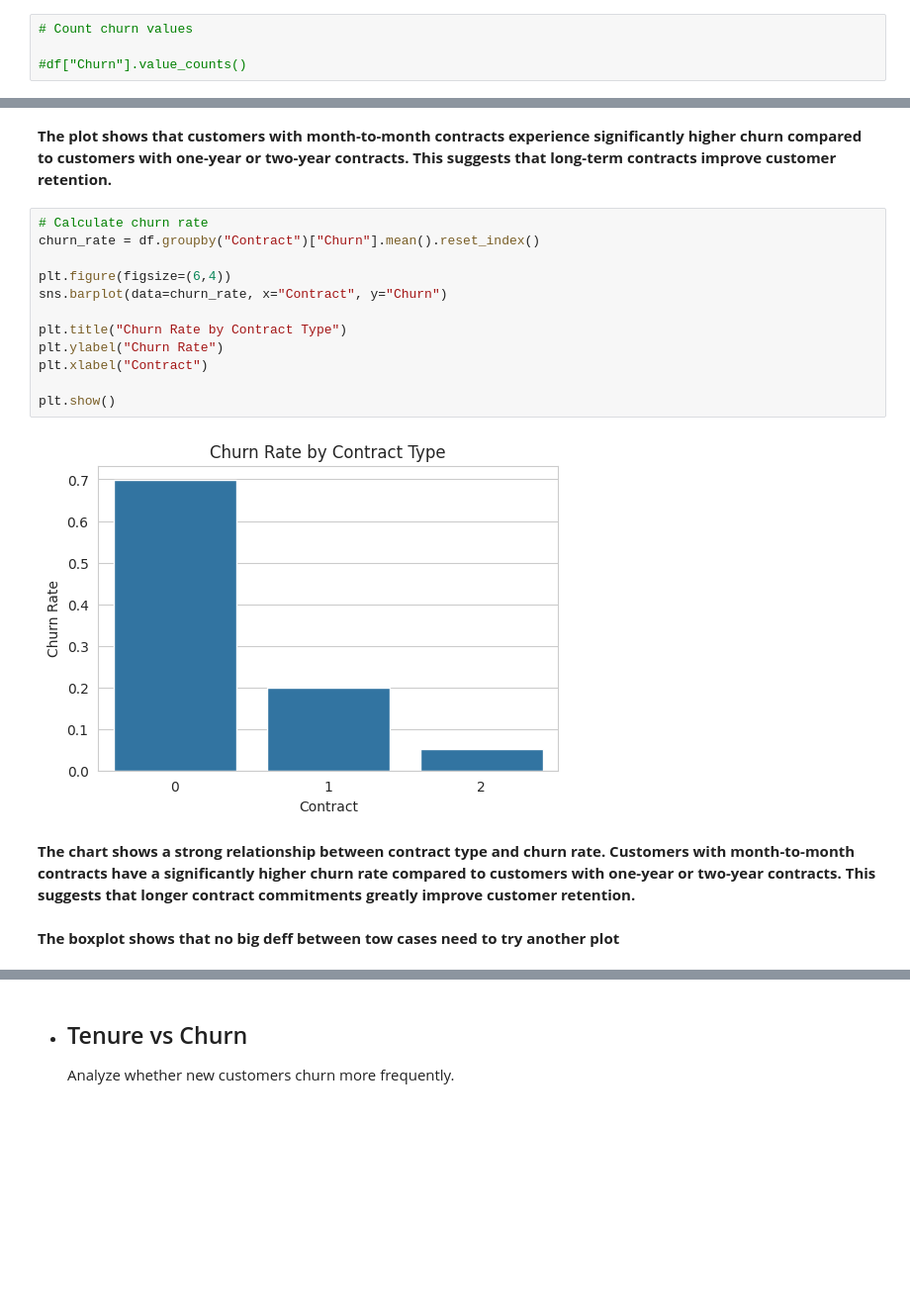
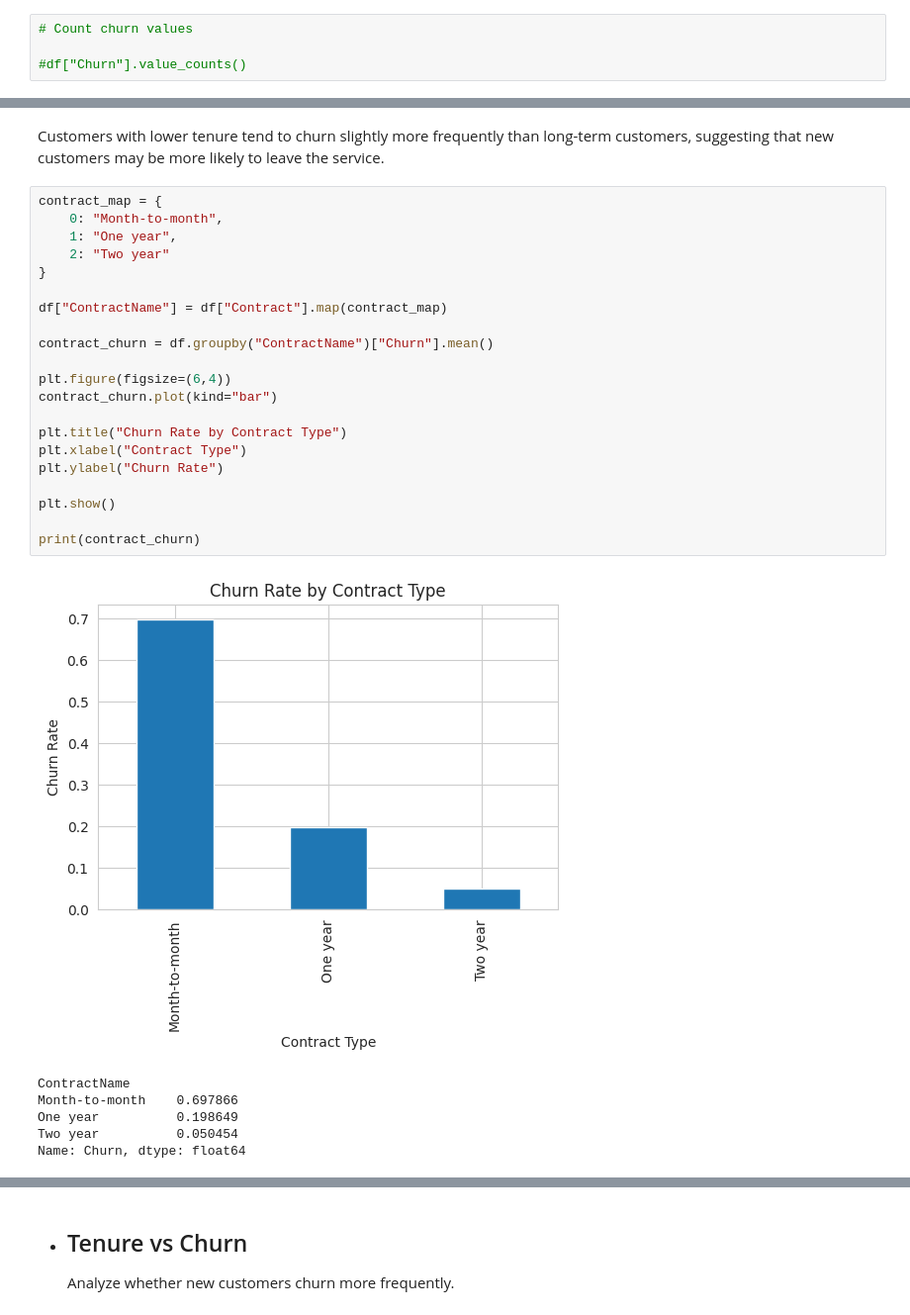
Before and after one commit to linda-bsharat/telco-customer-churn-prediction, a Jupyter notebook: notebooks/02_eda_and_visualization.ipynb, the cells around one changed output, grey strips where cells are left out. Shown at 99% size. Saved outputs shown, nothing was run; the diff lists cells and outputs as text; blank space fills up the shorter version.

```diff
--- a/notebooks/02_eda_and_visualization.ipynb
+++ b/notebooks/02_eda_and_visualization.ipynb
@@ -81,21 +86,30 @@ plt.show()
-# %% [markdown]
-**The plot shows that customers with month-to-month contracts experience significantly higher churn compared to customers with one-year or two-year contracts. This suggests that long-term contracts improve customer retention.**
+# %% [markdown]
+Customers with lower tenure tend to churn slightly more frequently than long-term customers, suggesting that new customers may be more likely to leave the service.
 # %%
-# Calculate churn rate
-churn_rate = df.groupby("Contract")["Churn"].mean().reset_index()
+contract_map = {
+    0: "Month-to-month",
+    1: "One year",
+    2: "Two year"
+}
+
+df["ContractName"] = df["Contract"].map(contract_map)
+
+contract_churn = df.groupby("ContractName")["Churn"].mean()
 
 plt.figure(figsize=(6,4))
-sns.barplot(data=churn_rate, x="Contract", y="Churn")
+contract_churn.plot(kind="bar")
 
 plt.title("Churn Rate by Contract Type")
+plt.xlabel("Contract Type")
 plt.ylabel("Churn Rate")
-plt.xlabel("Contract")
 
 plt.show()
+
+print(contract_churn)
 # %% [output]
-[figure, old version]
+[figure, new version]
+ContractName
+Month-to-month    0.697866
+One year          0.198649
+Two year          0.050454
+Name: Churn, dtype: float64
-# %% [markdown]
-**The chart shows a strong relationship between contract type and churn rate. Customers with month-to-month contracts have a significantly higher churn rate compared to customers with one-year or two-year contracts. This suggests that longer contract commitments greatly improve customer retention.**
-# %% [markdown]
-**The boxplot shows that no big deff between tow cases
-need to try another plot**
```
Also changed, not shown: parts of 35 cells of this notebook.
